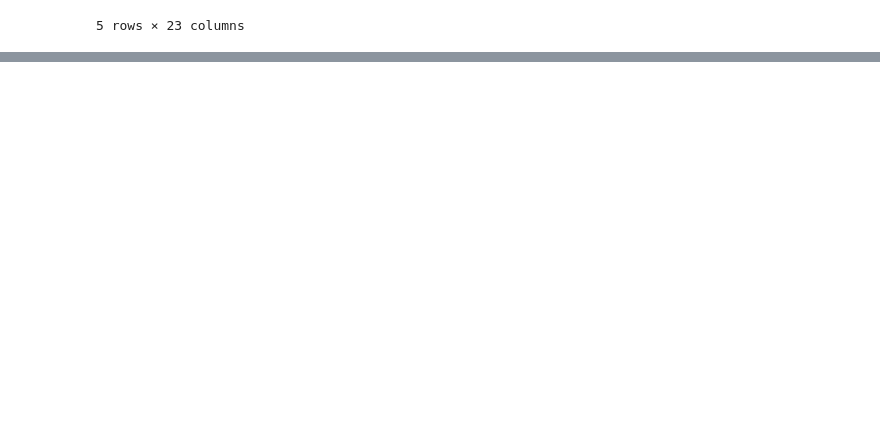
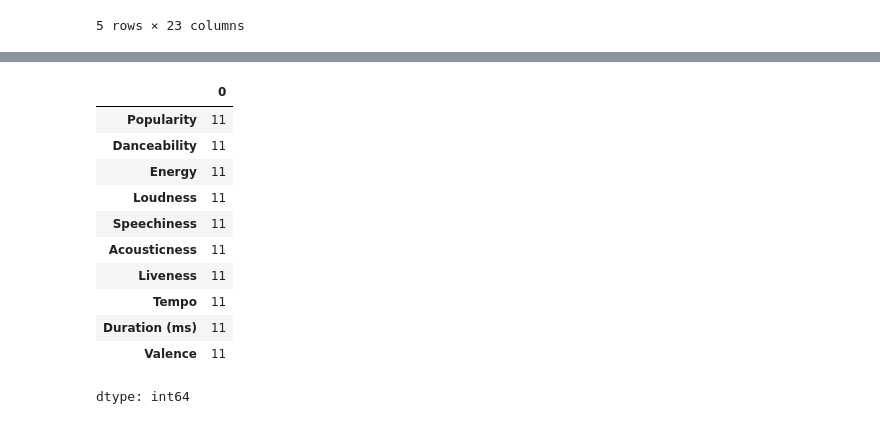
Before and after one commit to cnmi-ds-22/hmsealy___Data-Science-Portofolio-C22-, a Jupyter notebook: Modules/Module_4_Tree_Based_Methods/Projects/Instructions/Project.4-Spotify/Spotify.Pass-07.ipynb, the cells around one changed output, grey strips where cells are left out. Drawn from its saved outputs; the diff is of its cells as text; code cells hidden in the pictures; blank space fills up the shorter version.

```diff
--- a/Modules/Module_4_Tree_Based_Methods/Projects/Instructions/Project.4-Spotify/Spotify.Pass-07.ipynb
+++ b/Modules/Module_4_Tree_Based_Methods/Projects/Instructions/Project.4-Spotify/Spotify.Pass-07.ipynb
@@ -145,0 +213,25 @@ spotify_df.head()
+# %%
+# Columns for Pass 7: target + audio features (all known before release)
+target_col = 'Popularity'
+feature_cols = ['Danceability', 'Energy', 'Loudness', 'Speechiness',
+                'Acousticness', 'Liveness', 'Tempo', 'Duration (ms)', 'Valence']
+
+# Turn text into numbers. Anything that isn't a number (like a blank) becomes NaN (null)
+for col in [target_col] + feature_cols:
+    spotify_df[col] = pd.to_numeric(spotify_df[col], errors='coerce')
+
+# How many nulls did that create?
+spotify_df[[target_col] + feature_cols].isnull().sum()
+# %% [output]
+|  | 0 |
+| Popularity | 11 |
+| Danceability | 11 |
+| Energy | 11 |
+| Loudness | 11 |
+| Speechiness | 11 |
+| Acousticness | 11 |
+| Liveness | 11 |
+| Tempo | 11 |
+| Duration (ms) | 11 |
+| Valence | 11 |
+dtype: int64
```
Also changed, not shown: parts of 7 cells of this notebook.
